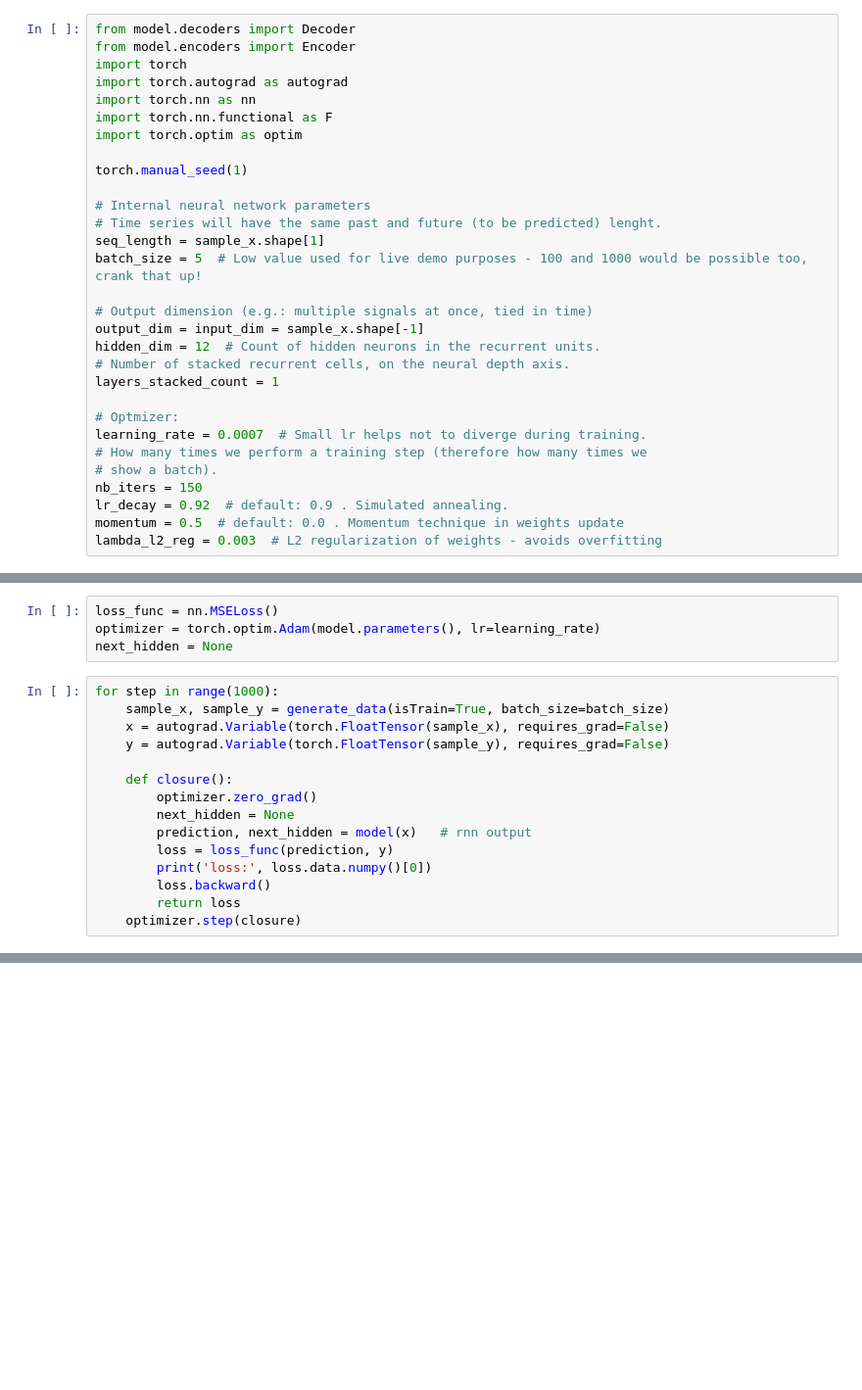
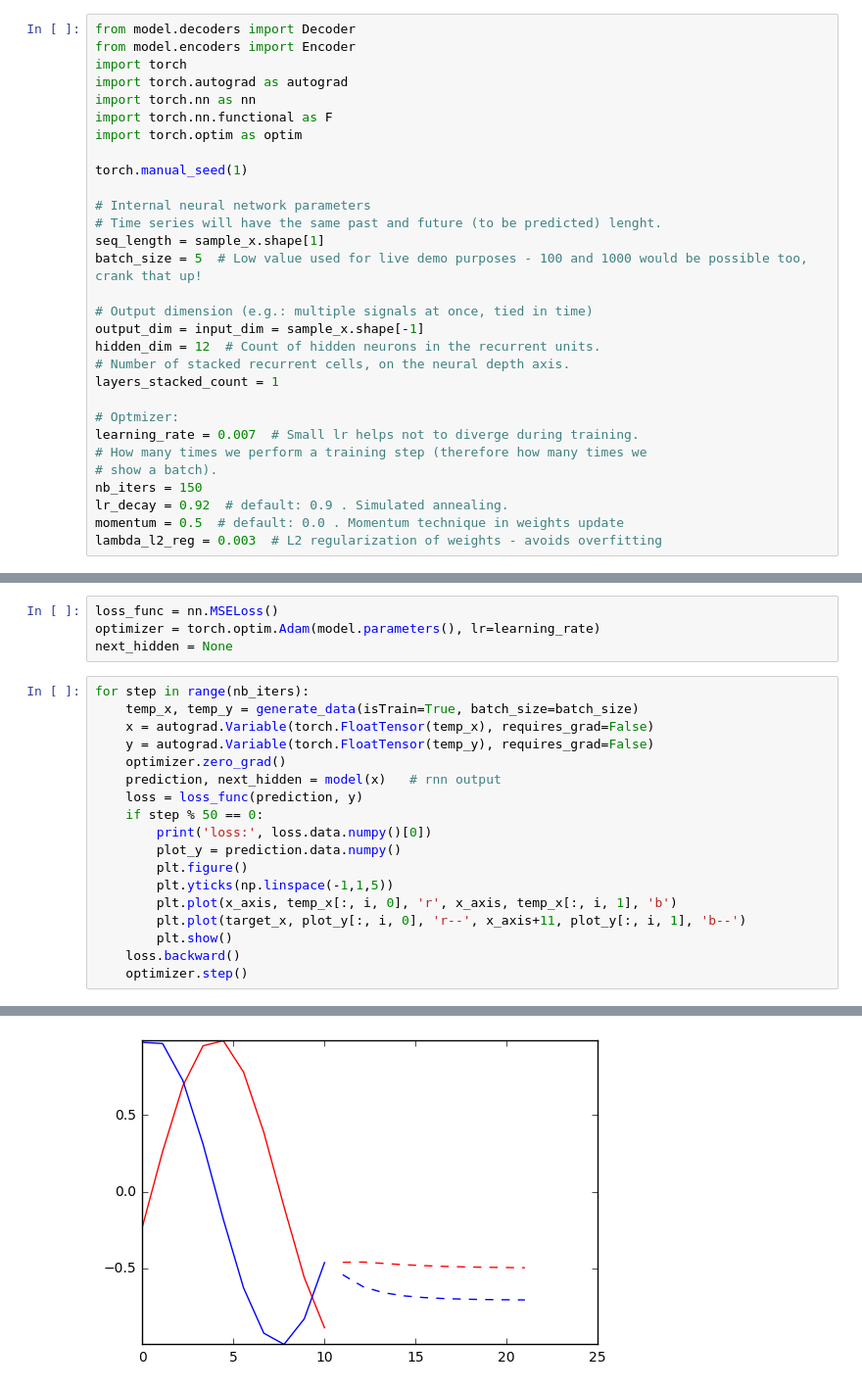
Before and after one commit to locosoft1986/pytorch-signal-prediction, a Jupyter notebook: execise1.ipynb, the cells around one changed output, grey strips where cells are left out. Shown at 98% size. Saved outputs shown, nothing was run; the diff lists cells and outputs as text; blank space fills up the shorter version.

```diff
--- a/execise1.ipynb
+++ b/execise1.ipynb
@@ -43,7 +50,7 @@ hidden_dim = 12  # Count of hidden neurons in the recurrent units.
 layers_stacked_count = 1
 
 # Optmizer:
-learning_rate = 0.0007  # Small lr helps not to diverge during training.
+learning_rate = 0.007  # Small lr helps not to diverge during training.
 # How many times we perform a training step (therefore how many times we
 # show a batch).
 nb_iters = 150
@@ -115,17 +182,21 @@ loss_func = nn.MSELoss()
 optimizer = torch.optim.Adam(model.parameters(), lr=learning_rate)
 next_hidden = None
 # %%
-for step in range(1000):
-    sample_x, sample_y = generate_data(isTrain=True, batch_size=batch_size)
-    x = autograd.Variable(torch.FloatTensor(sample_x), requires_grad=False)
-    y = autograd.Variable(torch.FloatTensor(sample_y), requires_grad=False)
-
-    def closure():
-        optimizer.zero_grad()
-        next_hidden = None
-        prediction, next_hidden = model(x)   # rnn output
-        loss = loss_func(prediction, y)
+for step in range(nb_iters):
+    temp_x, temp_y = generate_data(isTrain=True, batch_size=batch_size)
+    x = autograd.Variable(torch.FloatTensor(temp_x), requires_grad=False)
+    y = autograd.Variable(torch.FloatTensor(temp_y), requires_grad=False)
+    optimizer.zero_grad()
+    prediction, next_hidden = model(x)   # rnn output
+    loss = loss_func(prediction, y)
+    if step % 50 == 0:
         print('loss:', loss.data.numpy()[0])
-        loss.backward()
-        return loss
-    optimizer.step(closure)
+        plot_y = prediction.data.numpy()
+        plt.figure()
+        plt.yticks(np.linspace(-1,1,5))
+        plt.plot(x_axis, temp_x[:, i, 0], 'r', x_axis, temp_x[:, i, 1], 'b')
+        plt.plot(target_x, plot_y[:, i, 0], 'r--', x_axis+11, plot_y[:, i, 1], 'b--')
+        plt.show()
+    loss.backward()
+    optimizer.step()
+# %% [output]
@@ -131,0 +204 @@ for step in range(1000):
+[figure, added]
```
Also changed, not shown: parts of 14 cells of this notebook, 1 other file.
